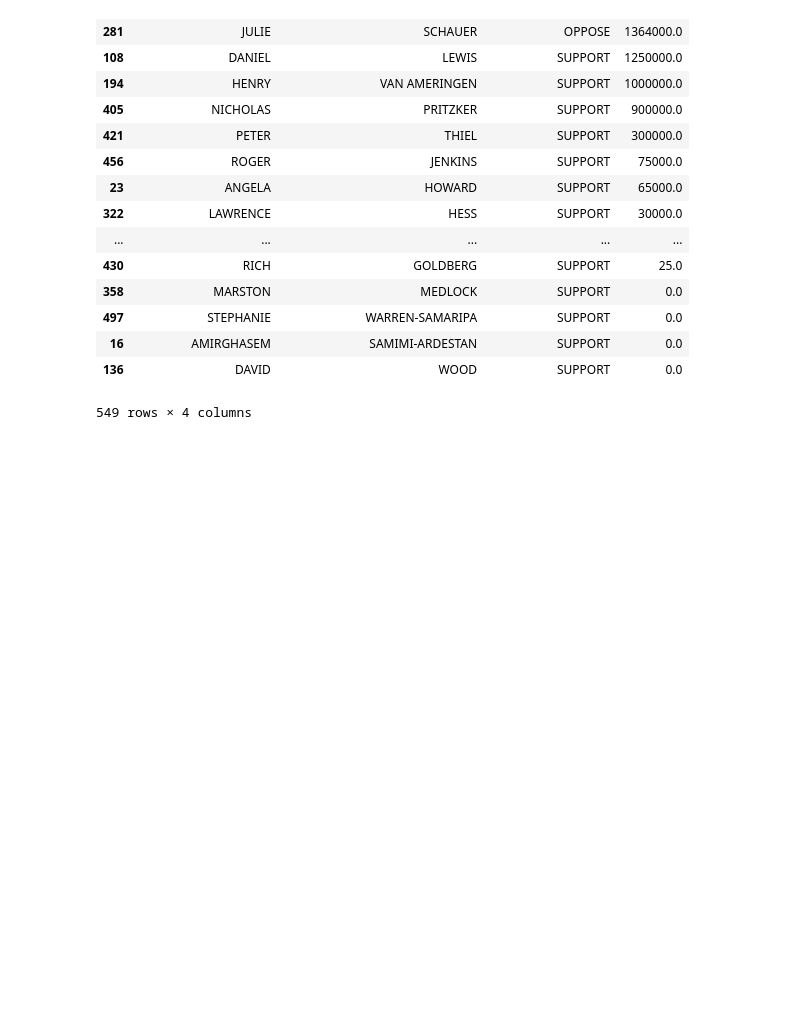
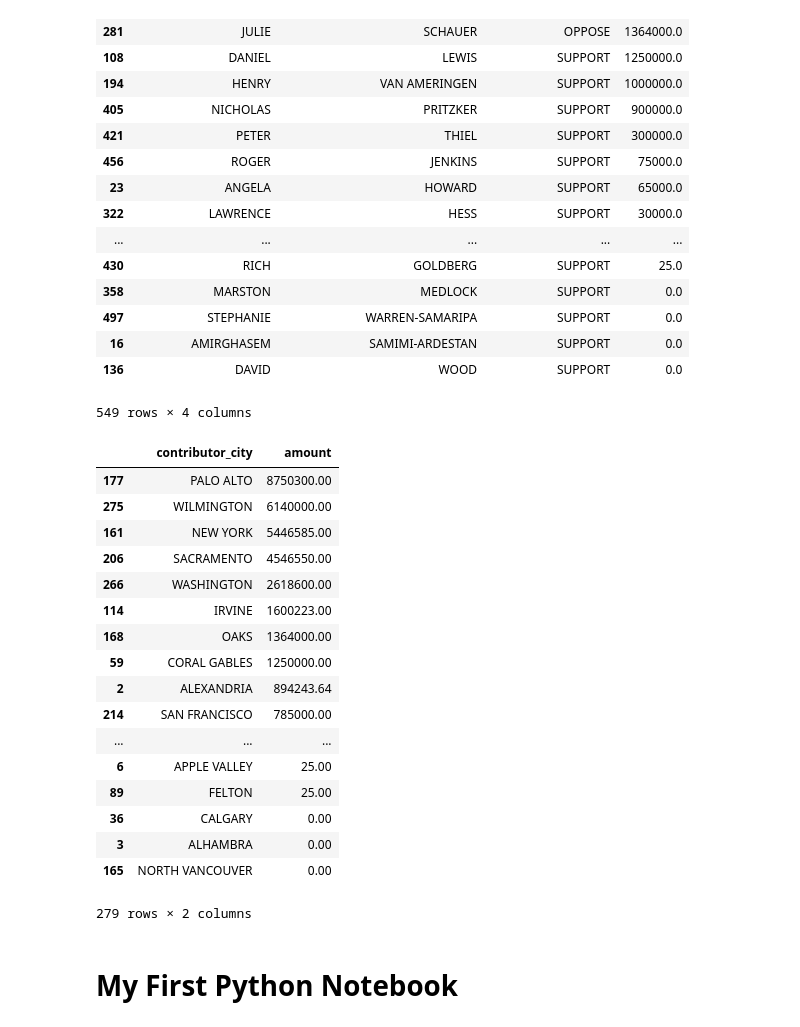
Before and after one commit to MHegedus/first-python-notebook, a Jupyter notebook: my-first-notebook.ipynb, the cells around one changed output. Drawn from its saved outputs; the diff is of its cells as text; code cells hidden in the pictures; blank space fills up the shorter version.

Commit message:
Added markdown to notebook

```diff
--- a/my-first-notebook.ipynb
+++ b/my-first-notebook.ipynb
@@ -538,3 +534,26 @@ merged.groupby(["contributor_firstname", "contributor_lastname", "committee_posi
 | 16 | AMIRGHASEM | SAMIMI-ARDESTAN | SUPPORT | 0.0 |
 | 136 | DAVID | WOOD | SUPPORT | 0.0 |
 549 rows × 4 columns
+# %%
+merged.groupby("contributor_city").amount.sum().reset_index().sort_values("amount", ascending=False)
+# %% [output]
+|  | contributor_city | amount |
+| 177 | PALO ALTO | 8750300.00 |
+| 275 | WILMINGTON | 6140000.00 |
+| 161 | NEW YORK | 5446585.00 |
+| 206 | SACRAMENTO | 4546550.00 |
+| 266 | WASHINGTON | 2618600.00 |
+| 114 | IRVINE | 1600223.00 |
+| 168 | OAKS | 1364000.00 |
+| 59 | CORAL GABLES | 1250000.00 |
+| 2 | ALEXANDRIA | 894243.64 |
+| 214 | SAN FRANCISCO | 785000.00 |
+| ... | ... | ... |
+| 6 | APPLE VALLEY | 25.00 |
+| 89 | FELTON | 25.00 |
+| 36 | CALGARY | 0.00 |
+| 3 | ALHAMBRA | 0.00 |
+| 165 | NORTH VANCOUVER | 0.00 |
+279 rows × 2 columns
+# %% [markdown]
+# My First Python Notebook
```
Also changed, not shown: parts of 3 cells of this notebook.
